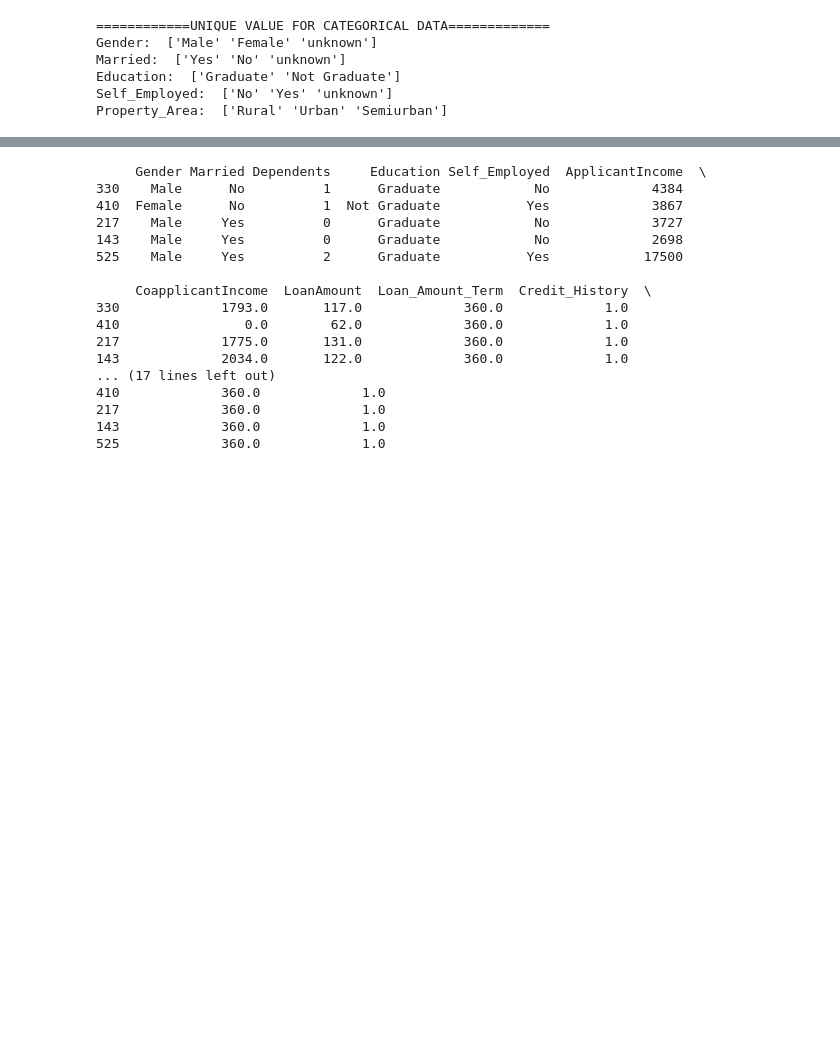
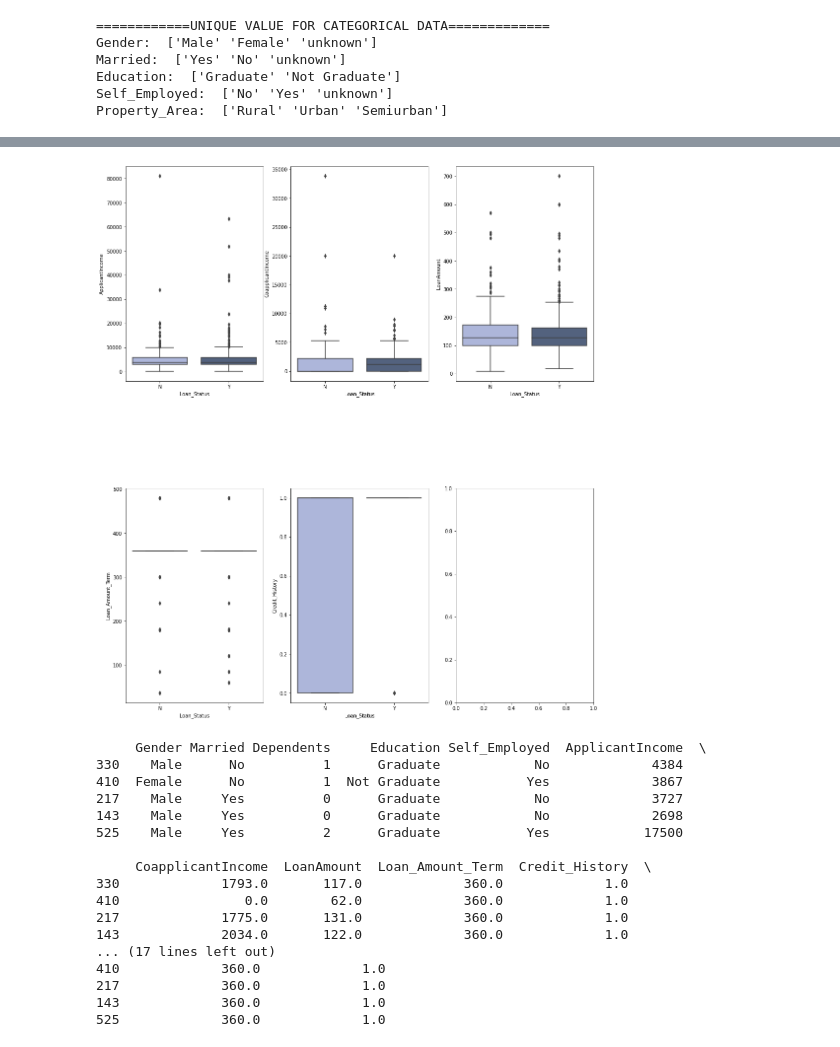
Before and after one commit to bwagle2021/ECS171-Loan-Prediction-Project, a Jupyter notebook: Project.ipynb, the cells around one changed output, grey strips where cells are left out. Saved outputs shown, nothing was run; the diff lists cells and outputs as text; code cells hidden in the pictures; blank space fills up the shorter version.

```diff
--- a/Project.ipynb
+++ b/Project.ipynb
@@ -81,3 +171,14 @@ Property_Area:  ['Rural' 'Urban' 'Semiurban']
+# %%
+fig,axes = plt.subplots(2,3,figsize=(17,20))
+index = 0
+for numerical in (training_numerical):
+    i, j = divmod(index, 3)
+    sb.boxplot(y=numerical,data=trainingDf,x='Loan_Status',ax=axes[i,j],palette=['#A6B1E1',"#4C6085"] )
+    index += 1
+
+plt.subplots_adjust(hspace=0.5)
+# %% [output]
+[figure, added]
 # %%
 from sklearn import preprocessing
 from sklearn.model_selection import train_test_split
```
Also changed, not shown: parts of 11 cells of this notebook.
